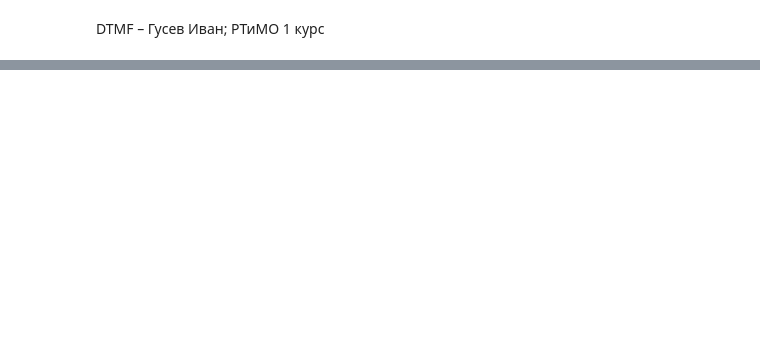
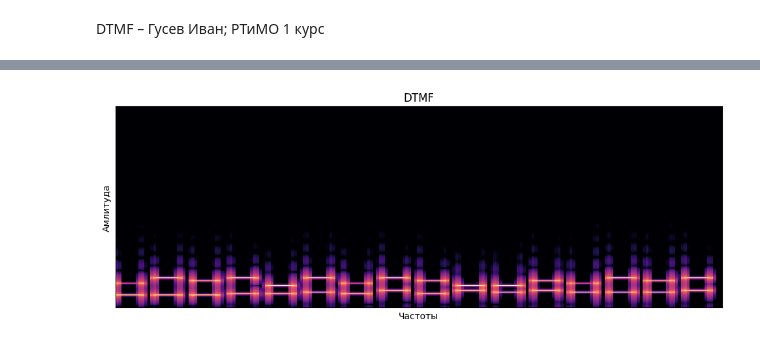
Before and after one commit to ivanVgusev/DSP2, a Jupyter notebook: lab2.ipynb, the cells around one changed output, grey strips where cells are left out. Saved outputs shown, nothing was run; the diff lists cells and outputs as text; code cells hidden in the pictures; blank space fills up the shorter version.

```diff
--- a/lab2.ipynb
+++ b/lab2.ipynb
@@ -25,0 +45,11 @@ def goertzel(audio, target_frequency, sample_rate):
+# %%
+# Спектр
+plt.figure(figsize=(12, 4))
+D = librosa.amplitude_to_db(np.abs(librosa.stft(y)), ref=np.max)
+librosa.display.specshow(D, sr=sr)
+plt.title('DTMF')
+plt.xlabel("Частоты")
+plt.ylabel("Амлитуда")
+plt.show()
+# %% [output]
+[figure, added]
```
Also changed, not shown: parts of 8 cells of this notebook.
